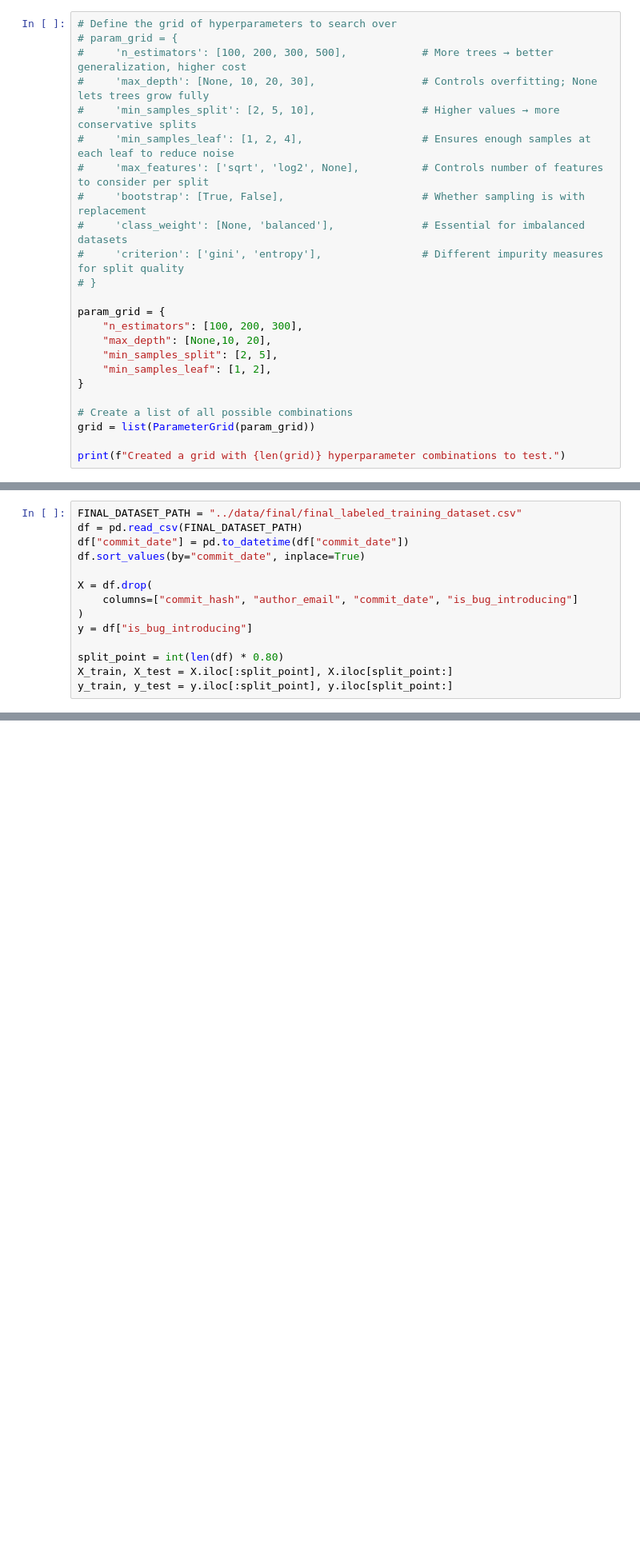
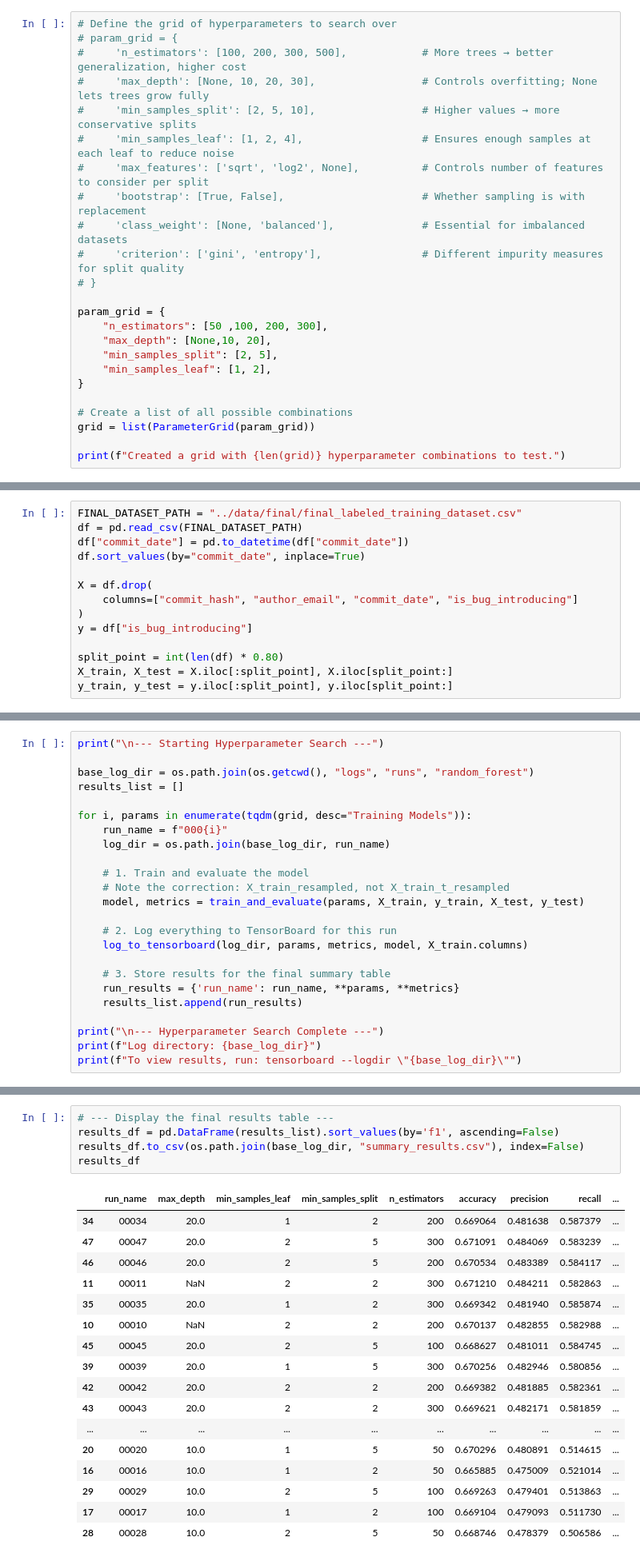
Before and after one commit to Pradishan/wso2-AI-Tool, a Jupyter notebook: statistical-model/random_forest.ipynb, the cells around one changed output, grey strips where cells are left out. Shown at 80% size. Cells and saved outputs as stored; diff of their text form; blank space fills up the shorter version.

Commit message:
random forest model

```diff
--- a/statistical-model/random_forest.ipynb
+++ b/statistical-model/random_forest.ipynb
@@ -37,7 +36,7 @@ Configuration
 # }
 
 param_grid = {
-    "n_estimators": [100, 200, 300],
+    "n_estimators": [50 ,100, 200, 300],
     "max_depth": [None,10, 20],
     "min_samples_split": [2, 5],
     "min_samples_leaf": [1, 2],
@@ -204,0 +130,24 @@ KeyboardInterrupt:
+# %%
+print("\n--- Starting Hyperparameter Search ---")
+
+base_log_dir = os.path.join(os.getcwd(), "logs", "runs", "random_forest")
+results_list = []
+
+for i, params in enumerate(tqdm(grid, desc="Training Models")):
+    run_name = f"000{i}"
+    log_dir = os.path.join(base_log_dir, run_name)
+
+    # 1. Train and evaluate the model
+    # Note the correction: X_train_resampled, not X_train_t_resampled
+    model, metrics = train_and_evaluate(params, X_train, y_train, X_test, y_test)
+
+    # 2. Log everything to TensorBoard for this run
+    log_to_tensorboard(log_dir, params, metrics, model, X_train.columns)
+
+    # 3. Store results for the final summary table
+    run_results = {'run_name': run_name, **params, **metrics}
+    results_list.append(run_results)
+
+print("\n--- Hyperparameter Search Complete ---")
+print(f"Log directory: {base_log_dir}")
+print(f"To view results, run: tensorboard --logdir \"{base_log_dir}\"")
@@ -204,0 +159,23 @@ KeyboardInterrupt:
+# %%
+# --- Display the final results table ---
+results_df = pd.DataFrame(results_list).sort_values(by='f1', ascending=False)
+results_df.to_csv(os.path.join(base_log_dir, "summary_results.csv"), index=False)
+results_df
+# %% [output]
+|  | run_name | max_depth | min_samples_leaf | min_samples_split | n_estimators | accuracy | precision | recall | ... |
+| 34 | 00034 | 20.0 | 1 | 2 | 200 | 0.669064 | 0.481638 | 0.587379 | ... |
+| 47 | 00047 | 20.0 | 2 | 5 | 300 | 0.671091 | 0.484069 | 0.583239 | ... |
+| 46 | 00046 | 20.0 | 2 | 5 | 200 | 0.670534 | 0.483389 | 0.584117 | ... |
+| 11 | 00011 | NaN | 2 | 2 | 300 | 0.671210 | 0.484211 | 0.582863 | ... |
+| 35 | 00035 | 20.0 | 1 | 2 | 300 | 0.669342 | 0.481940 | 0.585874 | ... |
+| 10 | 00010 | NaN | 2 | 2 | 200 | 0.670137 | 0.482855 | 0.582988 | ... |
+| 45 | 00045 | 20.0 | 2 | 5 | 100 | 0.668627 | 0.481011 | 0.584745 | ... |
+| 39 | 00039 | 20.0 | 1 | 5 | 300 | 0.670256 | 0.482946 | 0.580856 | ... |
+| 42 | 00042 | 20.0 | 2 | 2 | 200 | 0.669382 | 0.481885 | 0.582361 | ... |
+| 43 | 00043 | 20.0 | 2 | 2 | 300 | 0.669621 | 0.482171 | 0.581859 | ... |
+| ... | ... | ... | ... | ... | ... | ... | ... | ... | ... |
+| 20 | 00020 | 10.0 | 1 | 5 | 50 | 0.670296 | 0.480891 | 0.514615 | ... |
+| 16 | 00016 | 10.0 | 1 | 2 | 50 | 0.665885 | 0.475009 | 0.521014 | ... |
+| 29 | 00029 | 10.0 | 2 | 5 | 100 | 0.669263 | 0.479401 | 0.513863 | ... |
+| 17 | 00017 | 10.0 | 1 | 2 | 100 | 0.669104 | 0.479093 | 0.511730 | ... |
+| 28 | 00028 | 10.0 | 2 | 5 | 50 | 0.668746 | 0.478379 | 0.506586 | ... |
```
Also changed, not shown: parts of 17 cells of this notebook, 3 other files.
